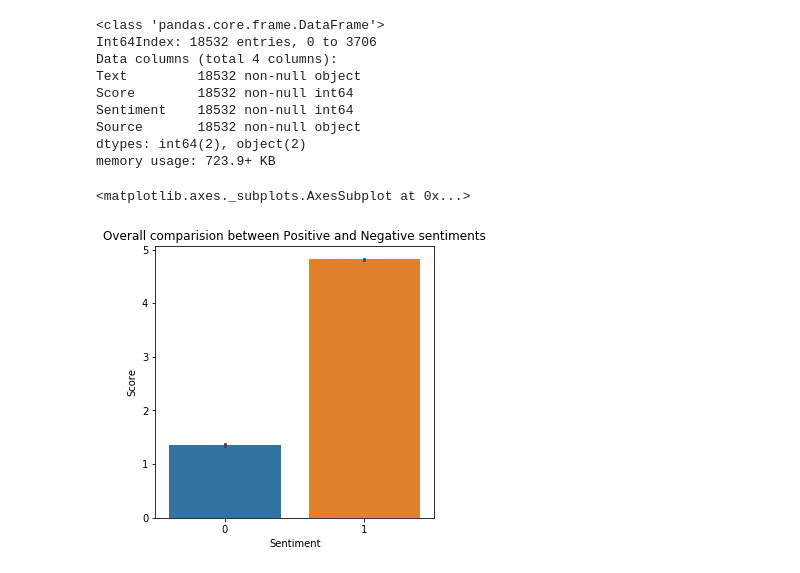
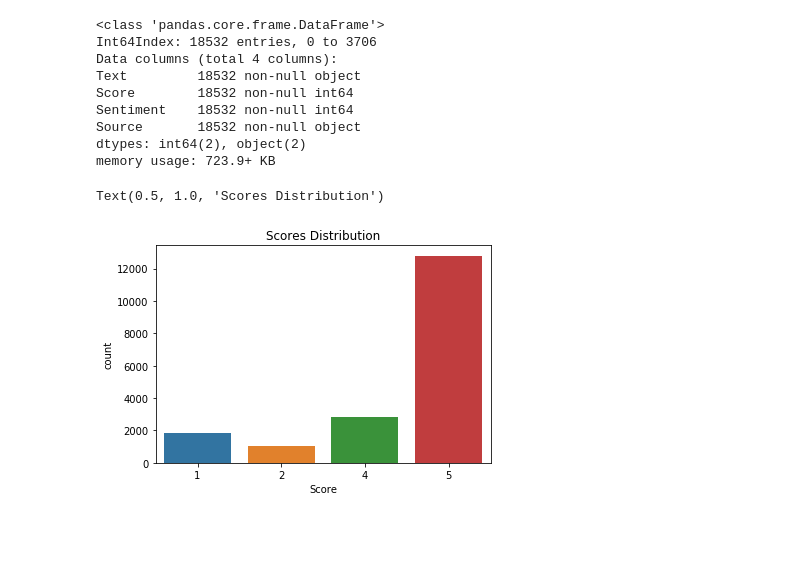
Before and after one commit to alexprabu/hackathon---submission_inceptez, a Jupyter notebook: SentimentAnalysis/Sentiment_Analysis.ipynb, the cells around one changed output. Cells and saved outputs as stored; diff of their text form; code cells hidden in the pictures; blank space fills up the shorter version.

```diff
--- a/SentimentAnalysis/Sentiment_Analysis.ipynb
+++ b/SentimentAnalysis/Sentiment_Analysis.ipynb
@@ -94,10 +106,14 @@ import matplotlib.pyplot as plt
 # %%
 import seaborn as sns
 # %%
-plt.figure(figsize=(5,5))
-plt.title("Overall comparision between Positive and Negative sentiments")
-sns.barplot(x=df.Sentiment, y=df['Score'])
-plt.ylabel("Arrival delay (in minutes)")
+# plt.figure(figsize=(5,5))
+# plt.title("Overall comparision between Positive and Negative sentiments")
+# sns.barplot(x=df.Sentiment, y=df['Score'])
+# plt.ylabel("Score)")
-# %% [output]
-<matplotlib.axes._subplots.AxesSubplot at 0x...>
-[figure, removed]
+# %%
+sns.countplot(x='Score', data=df)
+plt.title("Scores Distribution")
+# sns.barplot(x = df.Score.value_counts().index, y = df.Score.value_counts())
+# %% [output]
+Text(0.5, 1.0, 'Scores Distribution')
+[figure, added]
```
Also changed, not shown: parts of 7 cells of this notebook.
